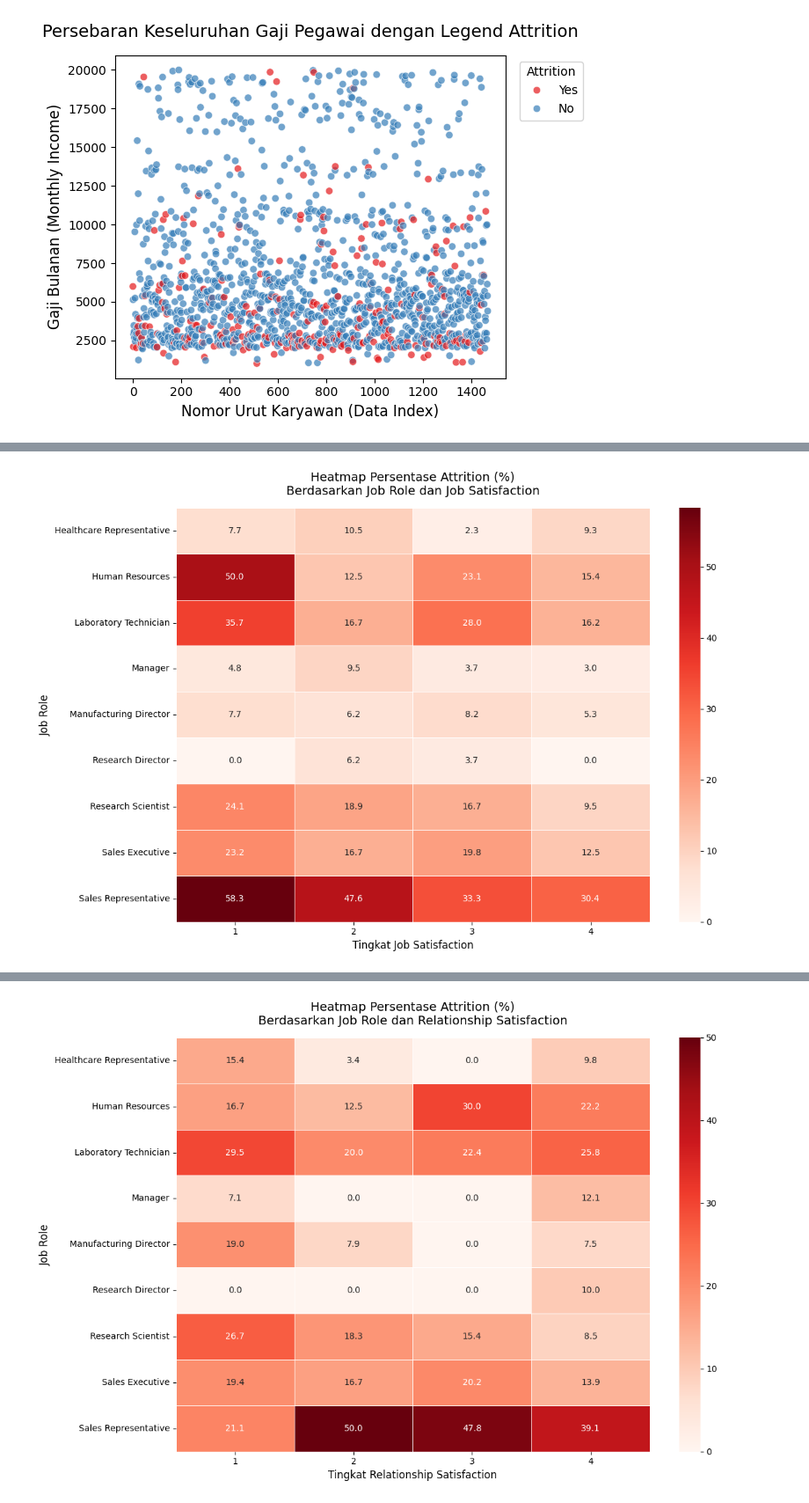
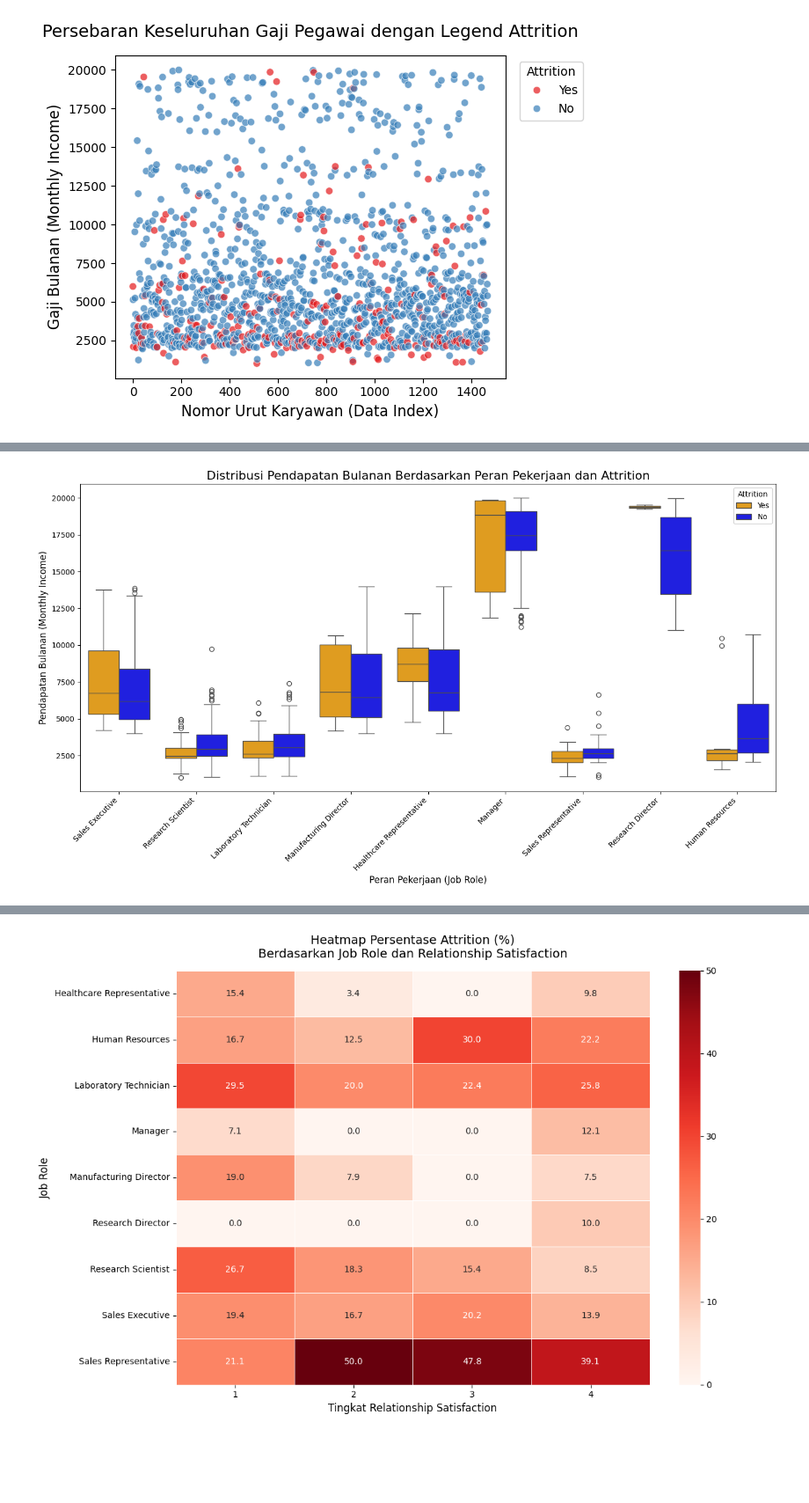
Before and after one commit to lanxnashiry/Employee-Attrition, a Jupyter notebook: HR-Employee-Attrition.ipynb, the cells around one changed output, grey strips where cells are left out. Shown at 88% size. Saved outputs shown, nothing was run; the diff lists cells and outputs as text; code cells hidden in the pictures; blank space fills up the shorter version.

```diff
--- a/HR-Employee-Attrition.ipynb
+++ b/HR-Employee-Attrition.ipynb
@@ -410,27 +129,24 @@ JobSatisfaction
-# %%
-# 1. Kita buat kolom sementara untuk mengubah Attrition menjadi angka (Yes=1, No=0)
-# Tujuannya agar kita bisa menghitung persentase/rata-ratanya dengan mudah
-df_temp = data.copy()
-df_temp['Attrition_Num'] = df_temp['Attrition'].apply(lambda x: 1 if x == 'Yes' else 0)
-
-# 2. Membuat Pivot Table (Baris: JobRole, Kolom: JobSatisfaction, Nilai: % Attrition)
-pivot_data = df_temp.pivot_table(
-    index='JobRole',
-    columns='JobSatisfaction',
-    values='Attrition_Num',
-    aggfunc='mean'
-) * 100  # Dikali 100 agar menjadi persentase
-
-# 3. Menggambar Heatmap
-plt.figure(figsize=(12, 8))
-# annot=True untuk menampilkan angka persentase di dalam kotak
-sns.heatmap(pivot_data, annot=True, fmt='.1f', cmap='Reds', linewidths=0.5)
-
-plt.title('Heatmap Persentase Attrition (%)\nBerdasarkan Job Role dan Job Satisfaction', fontsize=14, pad=15)
-plt.xlabel('Tingkat Job Satisfaction', fontsize=12)
-plt.ylabel('Job Role', fontsize=12)
-
-plt.tight_layout()
-plt.show()
-# %% [output]
-[figure]
+# %%
+# Distribusi Pendapatan Bulanan Berdasarkan Peran Pekerjaan dan Attrition
+# Mengatur ukuran figur agar lebih mudah dibaca, terutama karena kategori JobRole cukup banyak
+plt.figure(figsize=(14, 8))
+# Membuat Boxplot dengan Seaborn
+sns.boxplot(
+    data=data,
+    x='JobRole',
+    y='MonthlyIncome',
+    hue='Attrition',
+    palette={'No': 'blue', 'Yes': 'orange'} # Menentukan warna secara spesifik
+)
+# Menambahkan judul dan label sumbu
+plt.title('Distribusi Pendapatan Bulanan Berdasarkan Peran Pekerjaan dan Attrition', fontsize=16)
+plt.xlabel('Peran Pekerjaan (Job Role)', fontsize=12)
+plt.ylabel('Pendapatan Bulanan (Monthly Income)', fontsize=12)
+# Memutar label sumbu X agar tidak saling tumpang tindih
+plt.xticks(rotation=45, ha='right')
+# Merapikan tata letak agar tidak terpotong
+plt.tight_layout()
+# Menampilkan plot
+plt.show()
+# %% [output]
+[figure, added]
```
Also changed, not shown: parts of 47 cells of this notebook.
